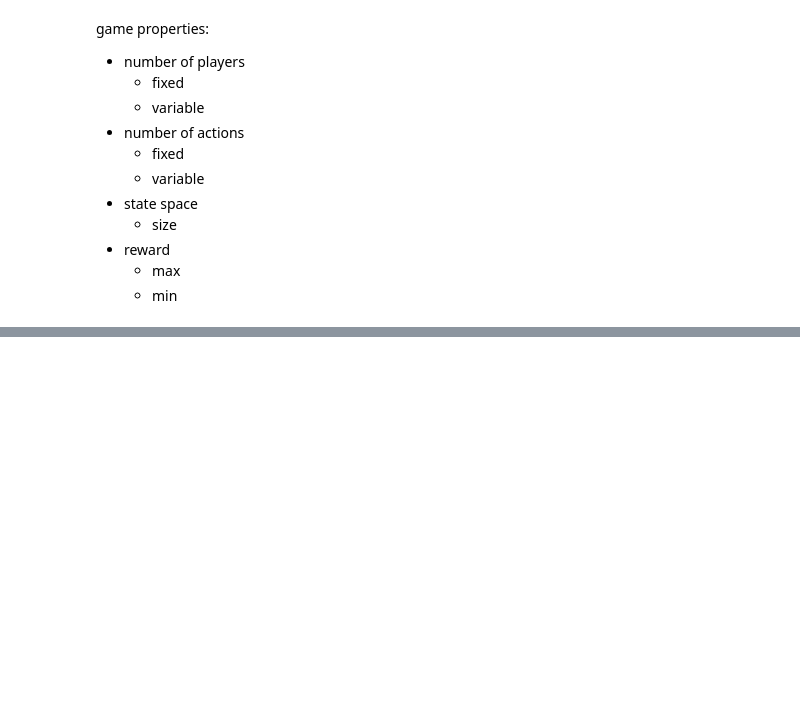
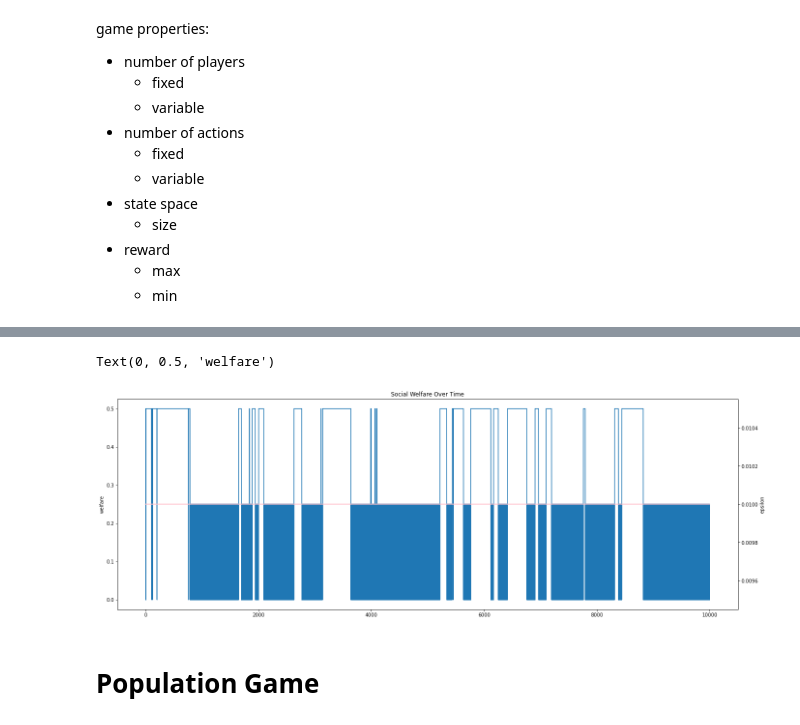
Before and after one commit to CCarissimo/congested, a Jupyter notebook: 2_player_game_experiments.ipynb, the cells around one changed output, grey strips where cells are left out. Saved outputs shown, nothing was run; the diff lists cells and outputs as text; code cells hidden in the pictures; blank space fills up the shorter version.

Commit message:
added many games to 2_player_game notebook

```diff
--- a/2_player_game_experiments.ipynb
+++ b/2_player_game_experiments.ipynb
@@ -152 +112,14 @@ Wall time: 53.9 µs
+# %%
+N_AGENTS = 2
+N_STATES = 24
+N_ACTIONS = N_STATES
+N_ITER = 10000
+
+EPSILON = 0.05
+mask = np.zeros(N_AGENTS)
+mask[:] = 1
+GAMMA = 0.8
+ALPHA = 0.01
+
+QINIT = "UNIFORM" # np.array([-1.5, -1.5, -1.5])
 # %%
@@ -225,0 +274,14 @@ with open(f"dynamics_results/{name}", "wb") as file:
+# %%
+M, elist = run_prisoners(0.01)
+fig, ax = plt.subplots(figsize=(23,8))
+ax.plot([M[t]["R"].mean() for t in M.keys()])
+ax2=ax.twinx()
+ax2.plot(elist, color='pink')
+ax2.set_ylabel("epsilon")
+plt.title("Social Welfare Over Time")
+plt.xlabel("iteration")
+ax.set_ylabel("welfare")
+#ax.set_ylim((0,0.5))
+# %% [output]
+Text(0, 0.5, 'welfare')
+[figure, added]
@@ -225,0 +324,2 @@ with open(f"dynamics_results/{name}", "wb") as file:
+# %% [markdown]
+# Population Game
```
Also changed, not shown: parts of 70 cells of this notebook, 3 other files.
